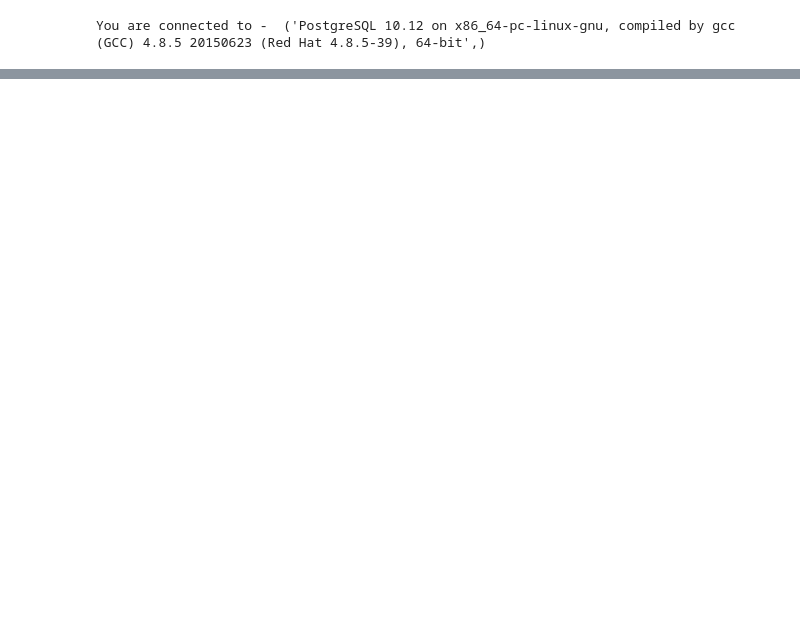
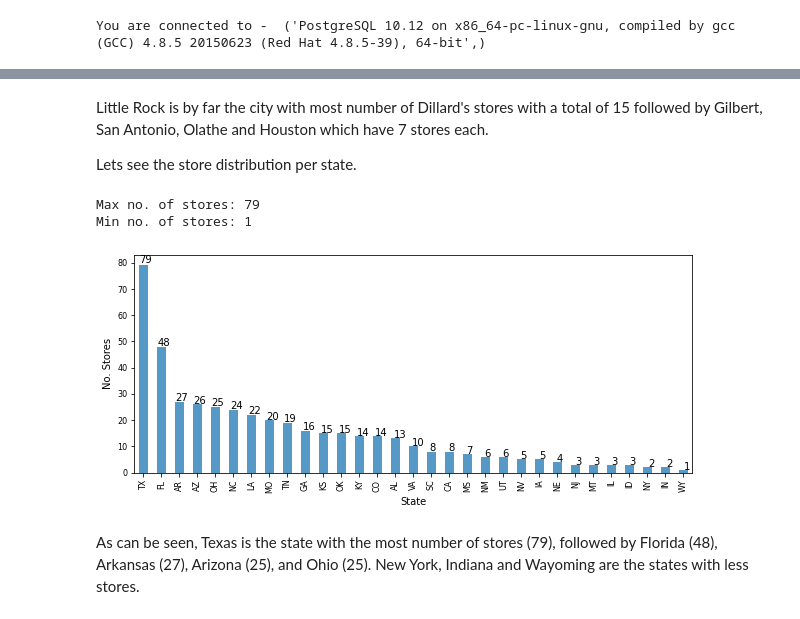
Before and after one commit to ychen595/MSiA_400_G12, a Jupyter notebook: 03_EDA/EDA_STRINFO.ipynb, the cells around one changed output, grey strips where cells are left out. Drawn from its saved outputs; the diff is of its cells as text; code cells hidden in the pictures; blank space fills up the shorter version.

```diff
--- a/03_EDA/EDA_STRINFO.ipynb
+++ b/03_EDA/EDA_STRINFO.ipynb
@@ -103,0 +162,35 @@ df_groups.sort_values('STORE', ascending=False).plot(kind='bar',
+# %% [markdown]
+Little Rock is by far the city with most number of Dillard's stores with a total of 15 followed by Gilbert, San Antonio, Olathe and Houston which have 7 stores each.
+
+Lets see the store distribution per state.
+# %%
+# Group df by state, order by store
+df_states= df_STRINFO.groupby(["STATE"]).count().\
+            sort_values("STORE", ascending = False)
+
+# print max and min number of stores
+print("Max no. of stores: " + str(df_states["STORE"].max()))
+print("Min no. of stores: " + str(df_states["STORE"].min()))
+
+# --- Barplot ---
+# Create bar plot
+ax = df_states["STORE"].plot(kind = "bar", rot = 90, fontsize = 8,
+                             alpha = 0.75, figsize = (10,4))
+
+# Customize axis
+plt.xlabel("State")
+plt.ylabel("No. Stores")
+
+# Add counts on top of the bars
+for i in ax.patches:
+    ax.annotate(str(i.get_height()),
+               (i.get_x()*1.01, i.get_height()*1.01))
+
+# print plot
+plt.show()
+# %% [output]
+Max no. of stores: 79
+Min no. of stores: 1
+[figure, added]
+# %% [markdown]
+As can be seen, Texas is the state with the most number of stores (79), followed by Florida (48), Arkansas (27), Arizona (25), and Ohio (25). New York, Indiana and Wayoming are the states with less stores.
```
Also changed, not shown: parts of 23 cells of this notebook.
